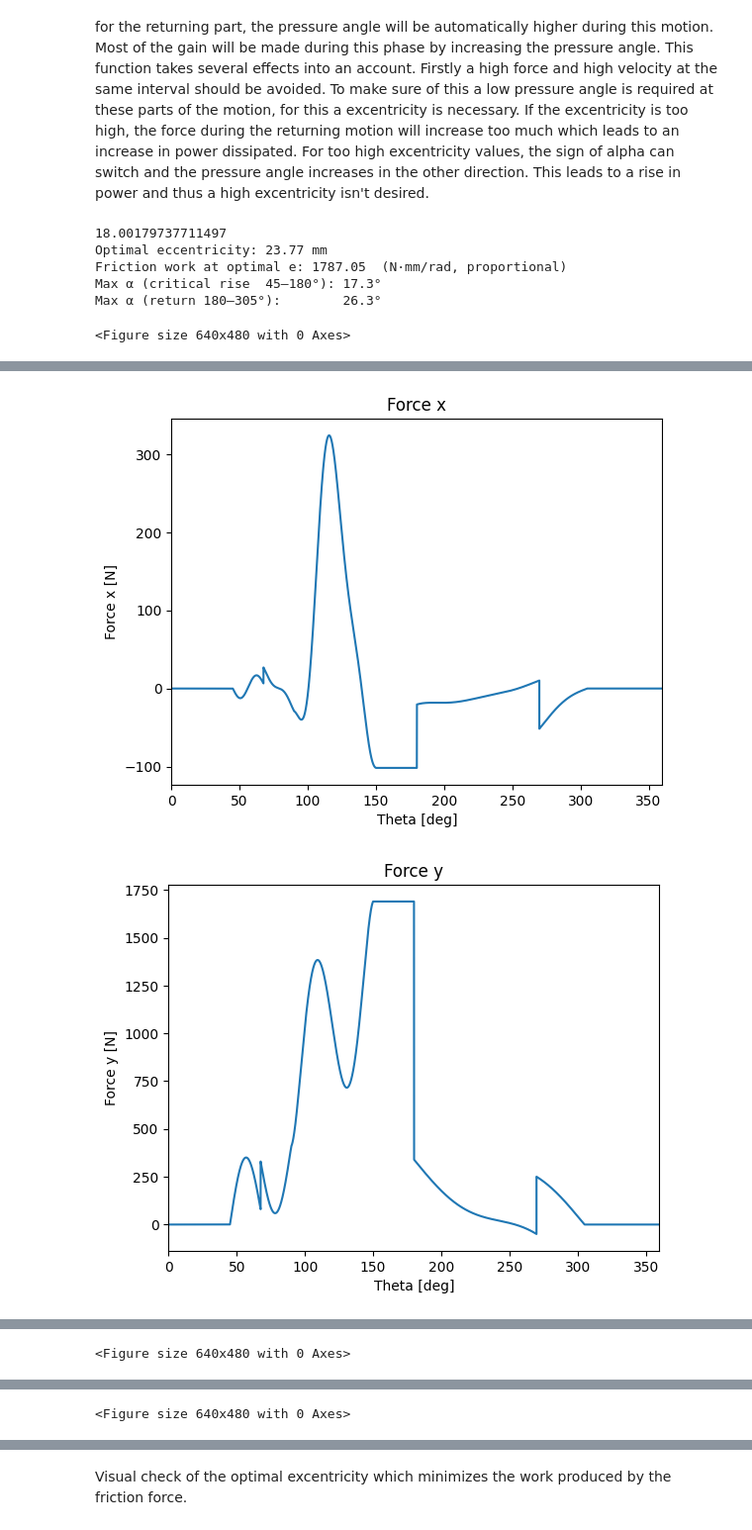
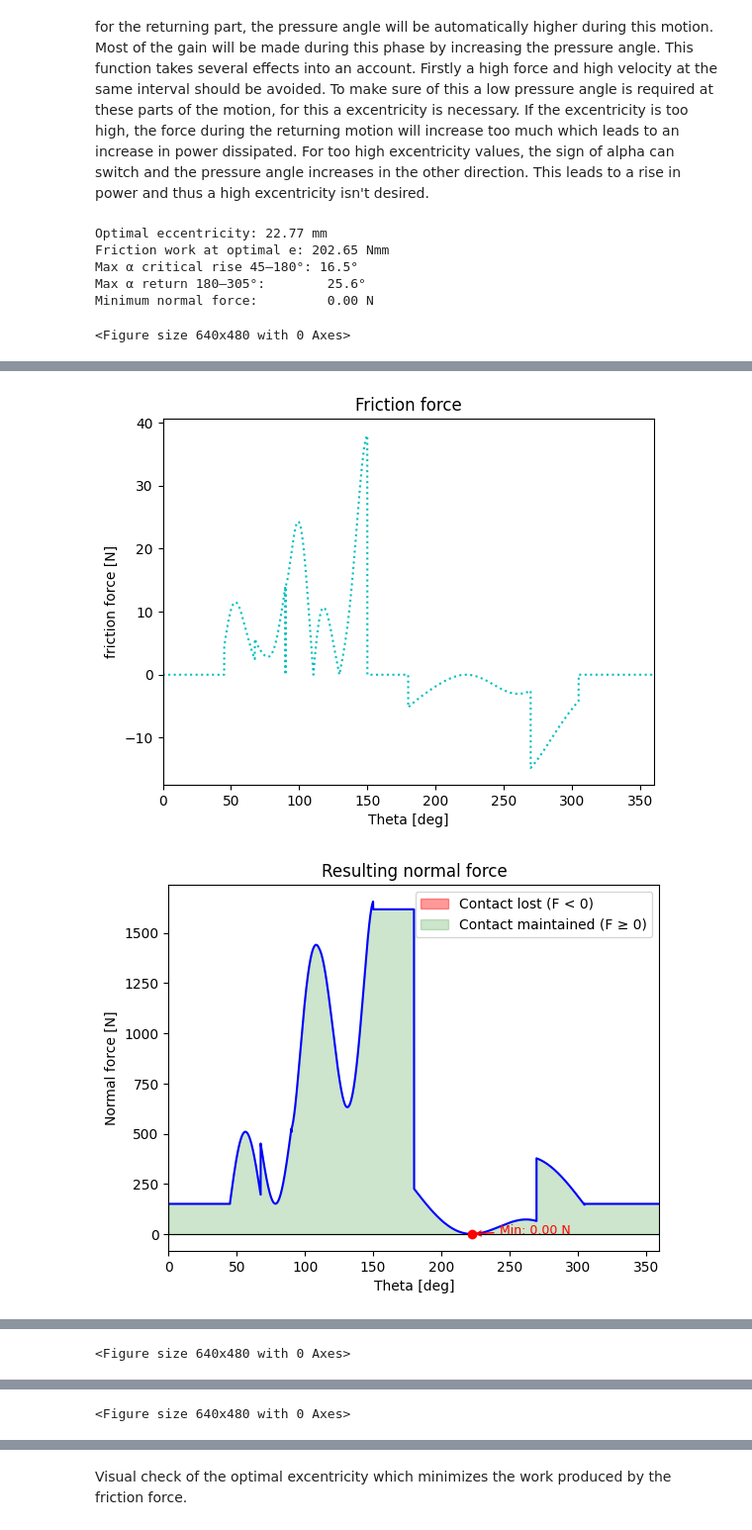
Before and after one commit to Vermizzi/Project_Bewegingen_TriVik, a Jupyter notebook: Viktor_Notebook.ipynb, the cells around one changed output, grey strips where cells are left out. Shown at 99% size. Saved outputs shown, nothing was run; the diff lists cells and outputs as text; code cells hidden in the pictures.

```diff
--- a/Viktor_Notebook.ipynb
+++ b/Viktor_Notebook.ipynb
@@ -1608,22 +1754,22 @@ $$
 This function gets minimized in function of the excentricity e. Since the force is smaller for the returning part, the pressure angle will be automatically higher during this motion. Most of the gain will be made during this phase by increasing the pressure angle. This function takes several effects into an account. Firstly a high force and high velocity at the same interval should be avoided. To make sure of this a low pressure angle is required at these parts of the motion, for this a excentricity is necessary. If the excentricity is too high, the force during the returning motion will increase too much which leads to an increase in power dissipated. For too high excentricity values, the sign of alpha can switch and the pressure angle increases in the other direction. This leads to a rise in power and thus a high excentricity isn't desired.
 # %%
 # spring design
-
+"""
 # dynamic inputs
 idx_min_force = np.argmin(normalforce_tot1)
 displacement_at_min_force = lift[idx_min_force]
 print(displacement_at_min_force)
 mass            =  15
-spring_constant =  32 # [N/mm]
-spring_preload  = mass*9.81
+# spring_constant =  32 # [N/mm]
+# spring_preload  = mass*9.81
 rpm             = 200
 
 # Calculate forces
 [normalforce_tot,normalforce_acc,normalforce_load,normalforce_spring,force_x,force_y, gravity_force, preload_force] = calculateForce(rpm,lift,spring_constant,spring_preload,pressure_angle,ext_load,mass,acc)
 # Plot forces
 plotForces(theta_deg,normalforce_tot,normalforce_acc,normalforce_load,normalforce_spring,force_x ,force_y, gravity_force, preload_force)
-
-
+"""
+"""
 from scipy.optimize import minimize_scalar
 
 critical_mask = (theta_deg >= 45)  & (theta_deg <= 180)
@@ -1654,11 +1800,59 @@ print(f"Friction work at optimal e: {result.fun:.2f}  (N·mm/rad, proportional)"
 pa_opt = calculatePressureAngle(vel, exc_optimal, base_radius, Rr, lift)
 print(f"Max α (critical rise  45–180°): {np.max(np.abs(pa_opt[critical_mask]))*180/np.pi:.1f}°")
 print(f"Max α (return 180–305°):        {np.max(np.abs(pa_opt[return_mask]))*180/np.pi:.1f}°")
+"""
+from scipy.optimize import minimize_scalar
 
-# Calculate pressure angle
+critical_mask = (theta_deg >= 45)  & (theta_deg <= 180)
+return_mask   = (theta_deg >= 180) & (theta_deg <= 305)
+
+def friction_work(exc_val):
+    pa = calculatePressureAngle(vel, exc_val, base_radius, Rr, lift)
+
+    normalforce_tmp, force_x_tmp, force_y_tmp, friction_force_tmp = calculateForce_with_friction(
+        rpm, lift, vel,
+        spring_constant, spring_preload,
+        pa, ext_load, mass, acc
+    )
+
+    # Contact mag niet verloren gaan
+    if np.min(normalforce_tmp) < 0:
+        return 1e12 + 1e9 * abs(np.min(normalforce_tmp))
+
+    # Drukhoek moet onder 35 graden blijven
+    if np.max(np.abs(pa)) > np.deg2rad(35):
+        return 1e12 + 1e9 * (np.max(np.abs(pa)) - np.deg2rad(35))**2
+
+    # Frictiewerk ~ integraal van |F_friction| * |dy/dtheta| dtheta
+    # Eenheid is N*mm; delen door 1000 geeft J, maar voor optimalisatie maakt die schaal niet uit.
+    integrand = np.abs(friction_force_tmp) * np.abs(vel)
+    return np.trapezoid(integrand, theta)
+
+e_max = 0.8 * R0
+
+result = minimize_scalar(
+    friction_work,
+    bounds=(0.0, e_max),
+    method="bounded"
+)
+
+exc_optimal = result.x
 pressure_angle_opt = calculatePressureAngle(vel, exc_optimal, base_radius, Rr, lift)
-# Plot pressure angle
+
+normalforce_tot_opt, force_x_opt, force_y_opt, friction_force_opt = calculateForce_with_friction(
+    rpm, lift, vel,
+    spring_constant, spring_preload,
+    pressure_angle_opt, ext_load, mass, acc
+)
+
+print(f"Optimal eccentricity: {exc_optimal:.2f} mm")
+print(f"Friction work at optimal e: {result.fun:.2f} Nmm")
+print(f"Max α critical rise 45–180°: {np.max(np.abs(pressure_angle_opt[critical_mask]))*180/np.pi:.1f}°")
+print(f"Max α return 180–305°:        {np.max(np.abs(pressure_angle_opt[return_mask]))*180/np.pi:.1f}°")
+print(f"Minimum normal force:         {np.min(normalforce_tot_opt):.2f} N")
+
 plotPressureAngle(theta_deg, pressure_angle_opt)
+plotForces_with_friction(theta_deg, normalforce_tot_opt, force_x_opt, force_y_opt, friction_force_opt)
 
 # Calculate forces
 [normalforce_tot,normalforce_acc,normalforce_load,normalforce_spring,force_x,force_y, gravity_force, preload_force] = calculateForce(rpm,lift,spring_constant,spring_preload,pressure_angle_opt,ext_load,mass,acc)
@@ -1683,9 +1877,9 @@ plt.title('Force y Comparison')
 plt.legend()
 plt.figure()
 # %% [output]
-18.00179737711497
-Optimal eccentricity: 23.77 mm
-Friction work at optimal e: 1787.05  (N·mm/rad, proportional)
-Max α (critical rise  45–180°): 17.3°
-Max α (return 180–305°):        26.3°
+Optimal eccentricity: 22.77 mm
+Friction work at optimal e: 202.65 Nmm
+Max α critical rise 45–180°: 16.5°
+Max α return 180–305°:        25.6°
+Minimum normal force:         0.00 N
 <Figure size 640x480 with 0 Axes>
@@ -1694,2 +1888,2 @@ Max α (return 180–305°):        26.3°
-[figure, old version]
+[figure, new version]
-[figure, old version]
+[figure, new version]
```
Also changed, not shown: parts of 21 cells of this notebook, 2 other files.
